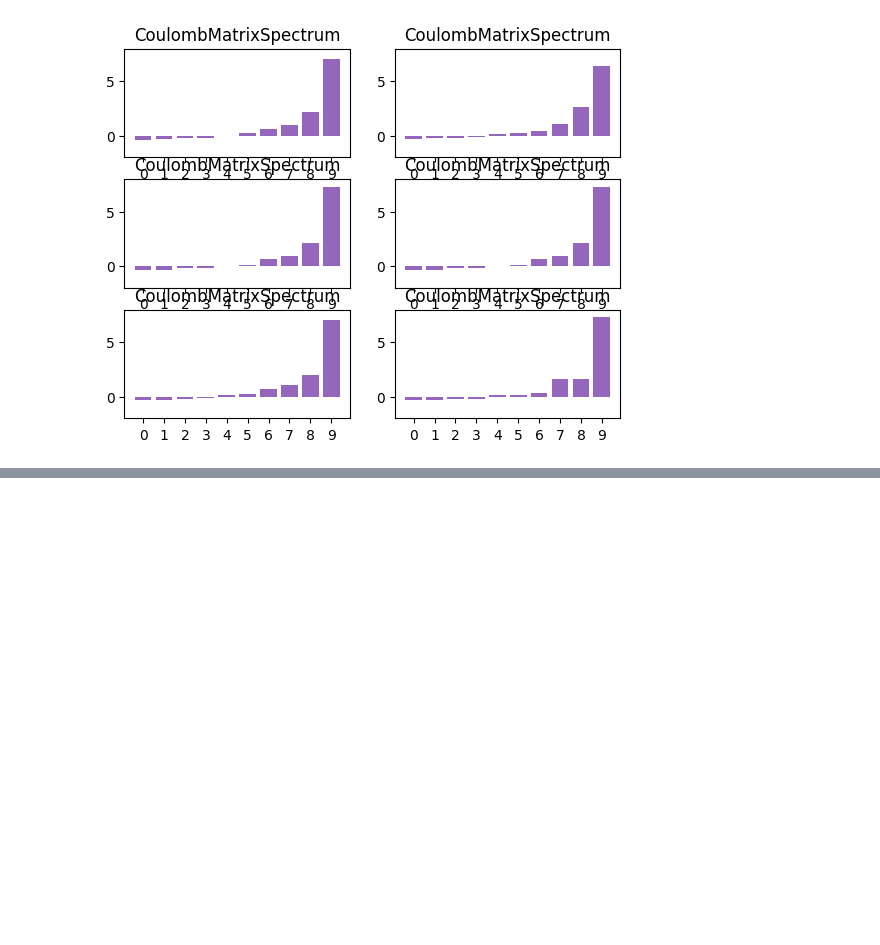
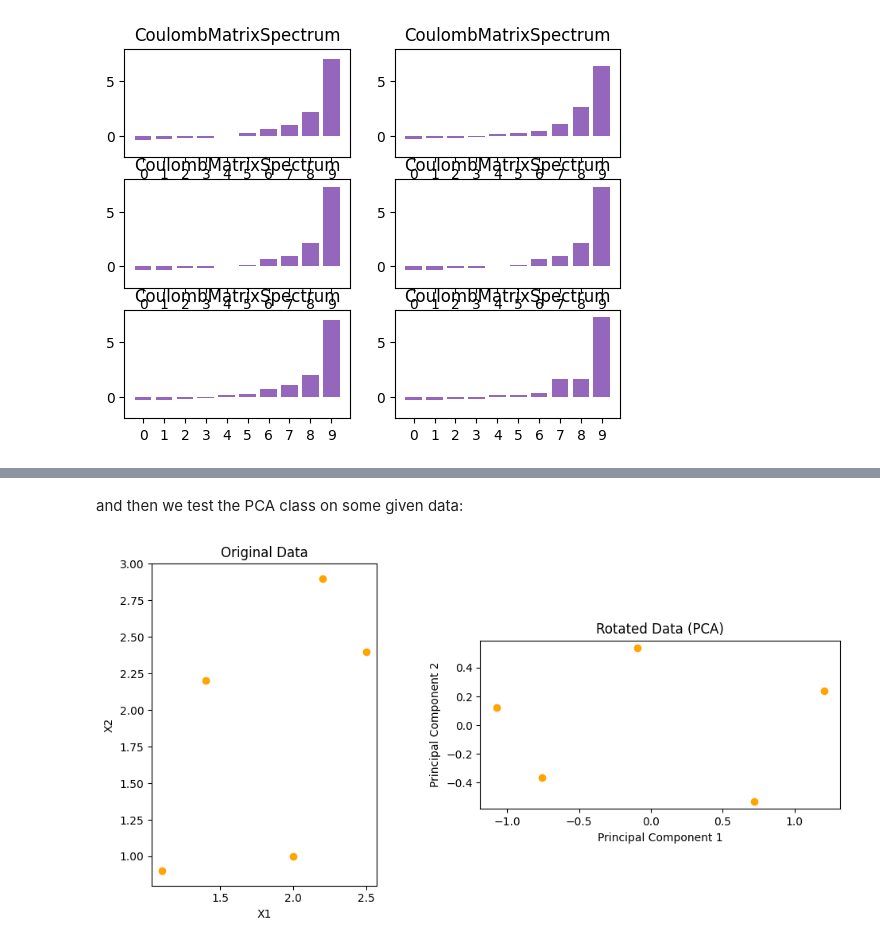
Before and after one commit to Justusperthes/Comphy, a Jupyter notebook: w4/clustering.ipynb, the cells around one changed output, grey strips where cells are left out. Cells and saved outputs as stored; diff of their text form; code cells hidden in the pictures; blank space fills up the shorter version.

```diff
--- a/w4/clustering.ipynb
+++ b/w4/clustering.ipynb
@@ -566,0 +646,34 @@ plt.show()
+# %% [markdown]
+and then we test the PCA class on some given data:
+# %%
+
+X = np.array([
+    [2.5, 2.4],
+    [2.0, 1.0],
+    [2.2, 2.9],
+    [1.4, 2.2],
+    [1.1, 0.9]
+])
+
+pca = PCA(X)
+pca.fit()
+X_rotated = pca.transform(k=2)
+
+fig, axs = plt.subplots(1, 2, figsize=(10, 5))
+
+axs[0].scatter(X[:, 0], X[:, 1], color='orange')
+axs[0].set_title("Original Data")
+axs[0].set_xlabel("X1")
+axs[0].set_ylabel("X2")
+axs[0].set_aspect('equal')  # Ensure equal scaling of axes
+
+axs[1].scatter(X_rotated[:, 0], X_rotated[:, 1], color='orange')
+axs[1].set_title("Rotated Data (PCA)")
+axs[1].set_xlabel("Principal Component 1")
+axs[1].set_ylabel("Principal Component 2")
+axs[1].set_aspect('equal')
+
+plt.tight_layout()
+plt.show()
+# %% [output]
+[figure, added]
```
Also changed, not shown: parts of 3 cells of this notebook.
